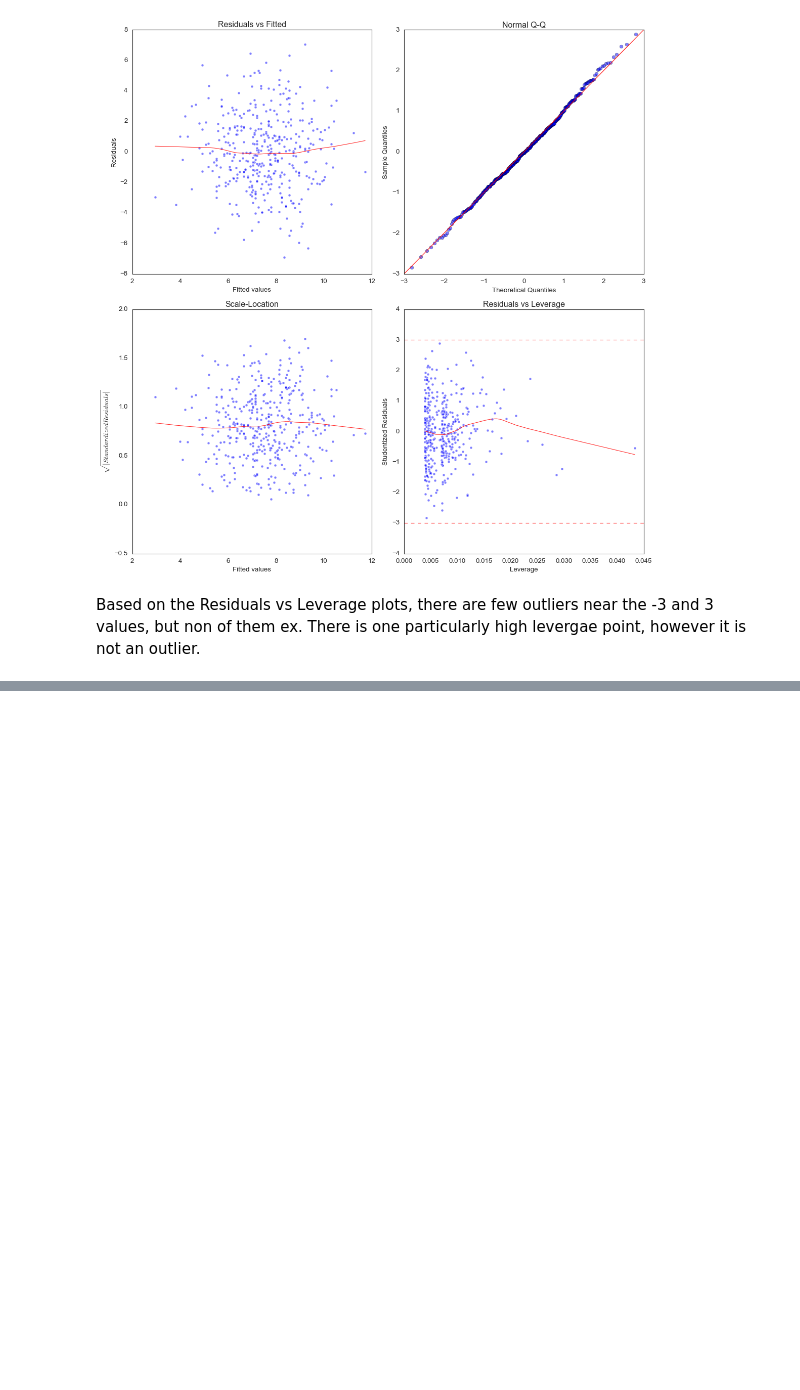
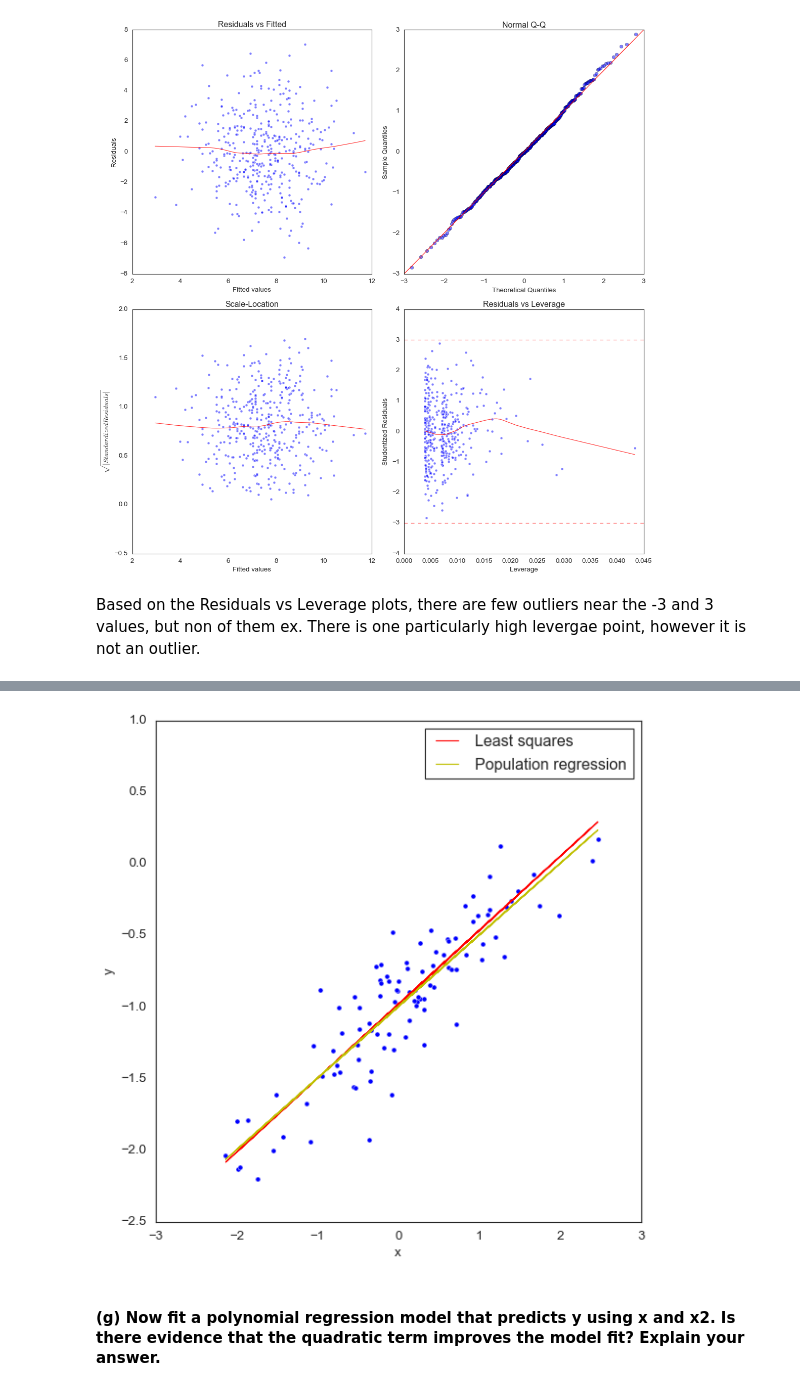
Before and after one commit to balintalfoldy/ISLR_python_AB, a Jupyter notebook: Notebooks/ch3_linear_regression_applied.ipynb, the cells around one changed output, grey strips where cells are left out. Saved outputs shown, nothing was run; the diff lists cells and outputs as text; code cells hidden in the pictures; blank space fills up the shorter version.

```diff
--- a/Notebooks/ch3_linear_regression_applied.ipynb
+++ b/Notebooks/ch3_linear_regression_applied.ipynb
@@ -574,0 +706,4 @@ Based on the Residuals vs Leverage plots, there are few outliers near the -3 and
+# %%
+x_c = sm.add_constant(x)
+results = sm.OLS(y,x_c).fit()
+results.summary()
@@ -574,0 +737,15 @@ Based on the Residuals vs Leverage plots, there are few outliers near the -3 and
+# %%
+y_pred = results.predict()
+y_act  = -1+(0.5*x)
+
+plt.figure(figsize=(8,8))
+ax = sns.scatterplot(x=x, y=y)
+plt.xlabel('x')
+plt.ylabel('y')
+ax.plot(x, y_pred, color='r')
+ax.plot(x, y_act, color='y')
+ax.legend(['Least squares', 'Population regression']);
+# %% [output]
+[figure, added]
+# %% [markdown]
+#### (g) Now ﬁt a polynomial regression model that predicts y using x and x2. Is there evidence that the quadratic term improves the model ﬁt? Explain your answer.
```
Also changed, not shown: parts of 83 cells of this notebook.
